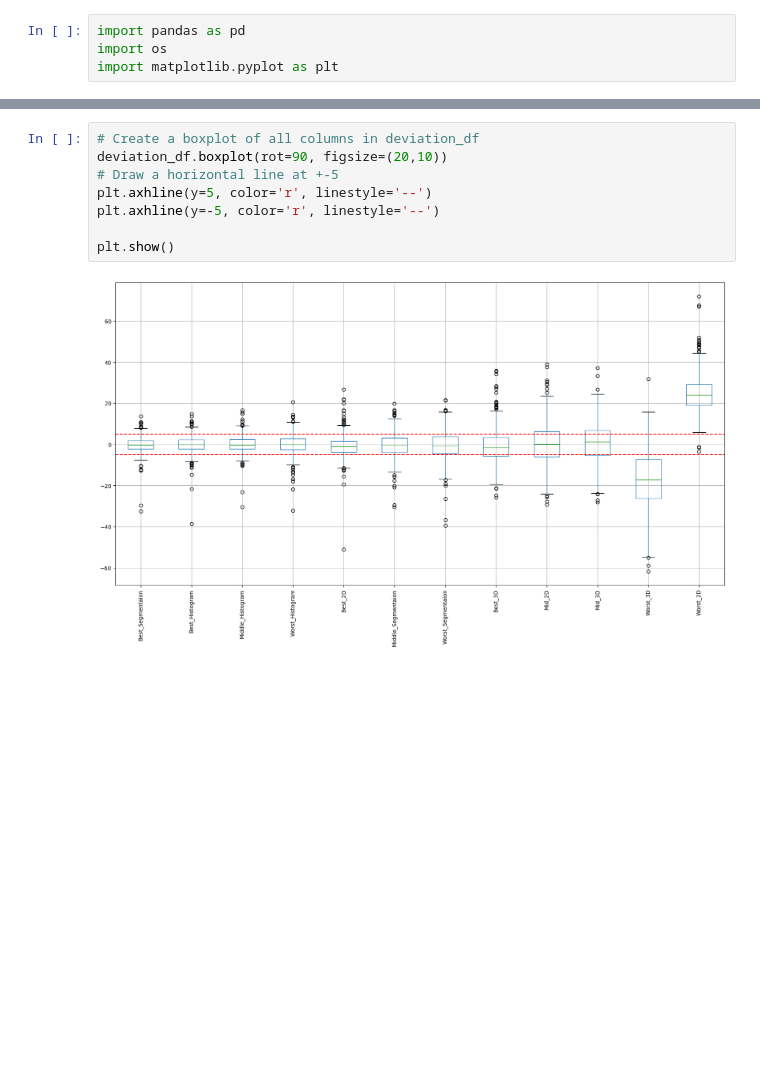
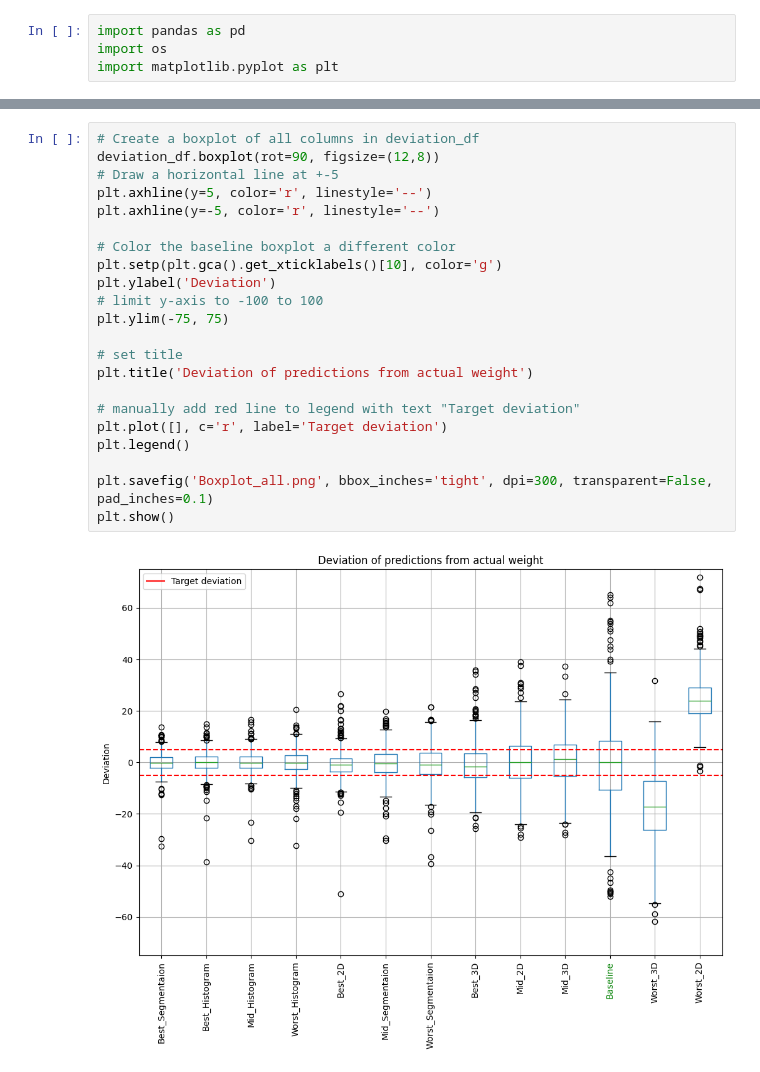
Before and after one commit to Justin-SG/inferring_body_weight_from_ct_scans, a Jupyter notebook: 5_Evaluation/Evaluation.ipynb, the cells around one changed output, grey strips where cells are left out. Drawn from its saved outputs; the diff is of its cells as text; blank space fills up the shorter version.

Commit message:
Added baseline and updated evaluations

```diff
--- a/5_Evaluation/Evaluation.ipynb
+++ b/5_Evaluation/Evaluation.ipynb
@@ -70,12 +70,26 @@ deviation_df
 # %%
 # Create a boxplot of all columns in deviation_df
-deviation_df.boxplot(rot=90, figsize=(20,10))
+deviation_df.boxplot(rot=90, figsize=(12,8))
 # Draw a horizontal line at +-5
 plt.axhline(y=5, color='r', linestyle='--')
 plt.axhline(y=-5, color='r', linestyle='--')
 
+# Color the baseline boxplot a different color
+plt.setp(plt.gca().get_xticklabels()[10], color='g')
+plt.ylabel('Deviation')
+# limit y-axis to -100 to 100
+plt.ylim(-75, 75)
+
+# set title
+plt.title('Deviation of predictions from actual weight')
+
+# manually add red line to legend with text "Target deviation"
+plt.plot([], c='r', label='Target deviation')
+plt.legend()
+
+plt.savefig('Boxplot_all.png', bbox_inches='tight', dpi=300, transparent=False, pad_inches=0.1)
 plt.show()
 # %% [output]
-[figure, old version]
+[figure, new version]
 # %%
 # Barplot the Mean Absolute Deviation
```
Also changed, not shown: parts of 10 cells of this notebook, 8 other files.
